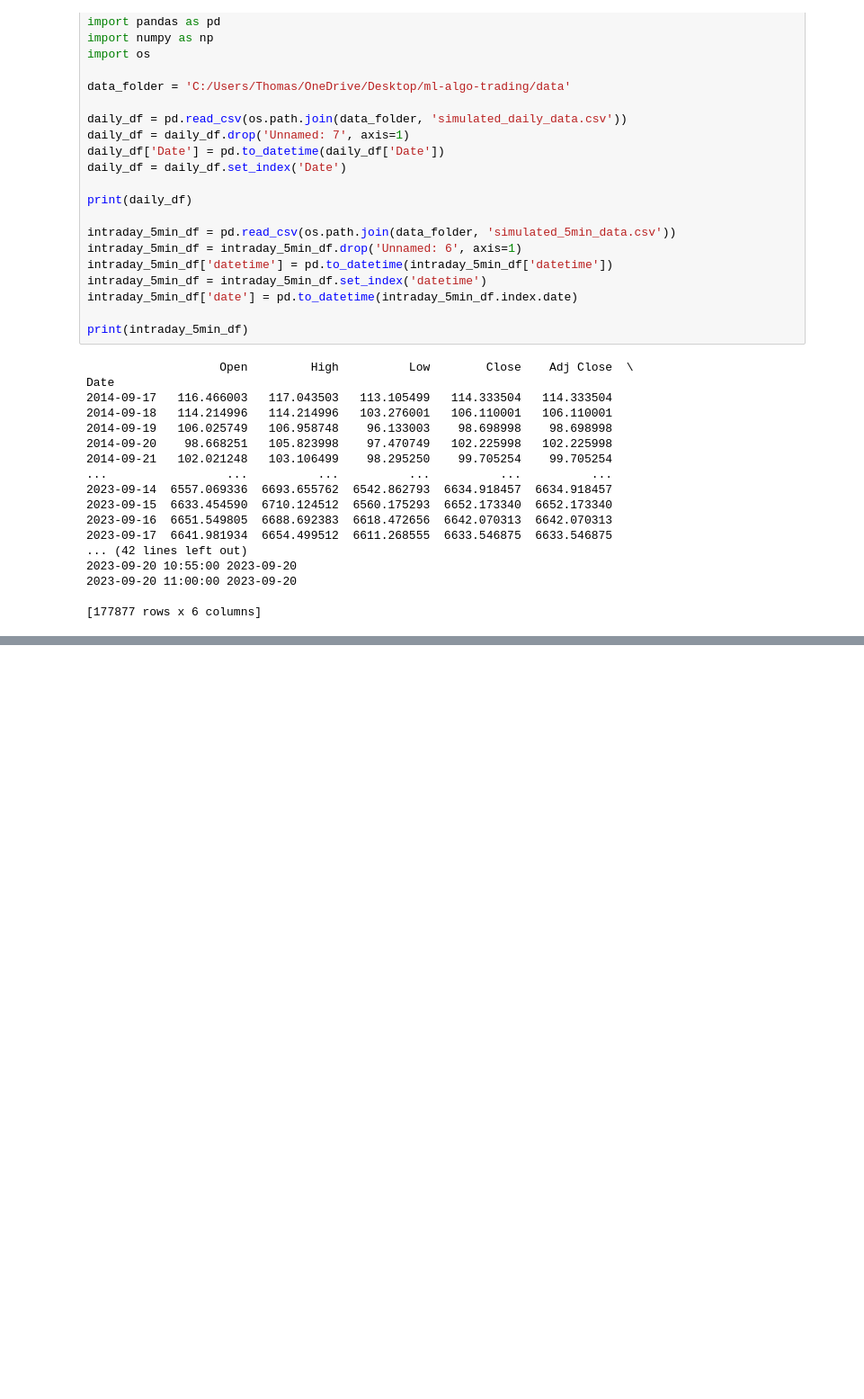
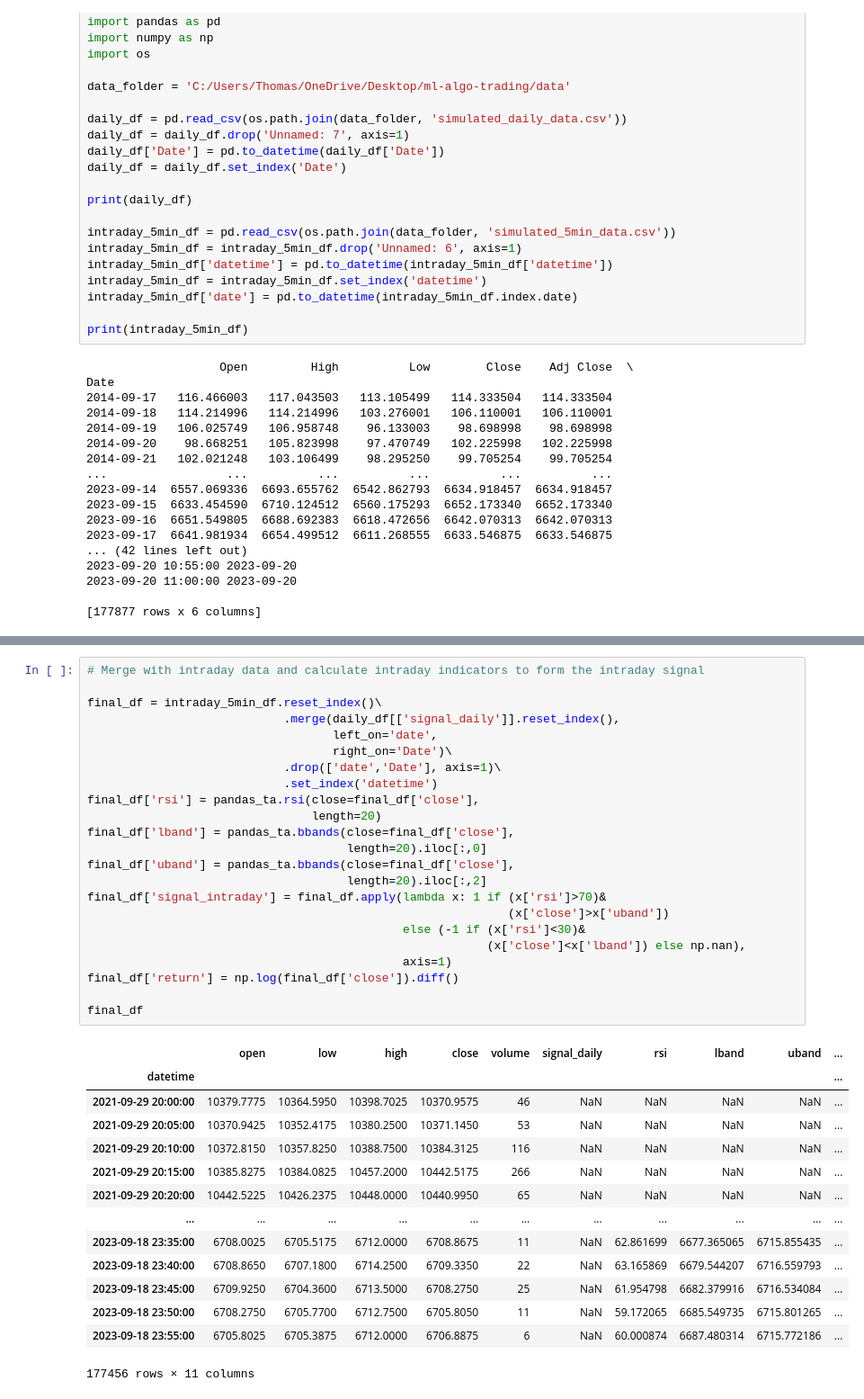
Before and after one commit to wtcrowe4/ml-algo-trading, a Jupyter notebook: garch_intraday.ipynb, the cells around one changed output, grey strips where cells are left out. Shown: that part at 90% size. Saved outputs shown, nothing was run; the diff lists cells and outputs as text; blank space fills up the shorter version.

Commit message:
intraday indicators

```diff
--- a/garch_intraday.ipynb
+++ b/garch_intraday.ipynb
@@ -189,0 +198,38 @@ Date
+# %%
+# Merge with intraday data and calculate intraday indicators to form the intraday signal
+
+final_df = intraday_5min_df.reset_index()\
+                            .merge(daily_df[['signal_daily']].reset_index(),
+                                   left_on='date',
+                                   right_on='Date')\
+                            .drop(['date','Date'], axis=1)\
+                            .set_index('datetime')
+final_df['rsi'] = pandas_ta.rsi(close=final_df['close'],
+                                length=20)
+final_df['lband'] = pandas_ta.bbands(close=final_df['close'],
+                                     length=20).iloc[:,0]
+final_df['uband'] = pandas_ta.bbands(close=final_df['close'],
+                                     length=20).iloc[:,2]
+final_df['signal_intraday'] = final_df.apply(lambda x: 1 if (x['rsi']>70)&
+                                                            (x['close']>x['uband'])
+                                             else (-1 if (x['rsi']<30)&
+                                                         (x['close']<x['lband']) else np.nan),
+                                             axis=1)
+final_df['return'] = np.log(final_df['close']).diff()
+
+final_df
+# %% [output]
+|  | open | low | high | close | volume | signal_daily | rsi | lband | uband | ... |
+| datetime |  |  |  |  |  |  |  |  |  | ... |
+| 2021-09-29 20:00:00 | 10379.7775 | 10364.5950 | 10398.7025 | 10370.9575 | 46 | NaN | NaN | NaN | NaN | ... |
+| 2021-09-29 20:05:00 | 10370.9425 | 10352.4175 | 10380.2500 | 10371.1450 | 53 | NaN | NaN | NaN | NaN | ... |
+| 2021-09-29 20:10:00 | 10372.8150 | 10357.8250 | 10388.7500 | 10384.3125 | 116 | NaN | NaN | NaN | NaN | ... |
+| 2021-09-29 20:15:00 | 10385.8275 | 10384.0825 | 10457.2000 | 10442.5175 | 266 | NaN | NaN | NaN | NaN | ... |
+| 2021-09-29 20:20:00 | 10442.5225 | 10426.2375 | 10448.0000 | 10440.9950 | 65 | NaN | NaN | NaN | NaN | ... |
+| ... | ... | ... | ... | ... | ... | ... | ... | ... | ... | ... |
+| 2023-09-18 23:35:00 | 6708.0025 | 6705.5175 | 6712.0000 | 6708.8675 | 11 | NaN | 62.861699 | 6677.365065 | 6715.855435 | ... |
+| 2023-09-18 23:40:00 | 6708.8650 | 6707.1800 | 6714.2500 | 6709.3350 | 22 | NaN | 63.165869 | 6679.544207 | 6716.559793 | ... |
+| 2023-09-18 23:45:00 | 6709.9250 | 6704.3600 | 6713.5000 | 6708.2750 | 25 | NaN | 61.954798 | 6682.379916 | 6716.534084 | ... |
+| 2023-09-18 23:50:00 | 6708.2750 | 6705.7700 | 6712.7500 | 6705.8050 | 11 | NaN | 59.172065 | 6685.549735 | 6715.801265 | ... |
+| 2023-09-18 23:55:00 | 6705.8025 | 6705.3875 | 6712.0000 | 6706.8875 | 6 | NaN | 60.000874 | 6687.480314 | 6715.772186 | ... |
+177456 rows × 11 columns
```
Also changed, not shown: parts of 2 cells of this notebook.
